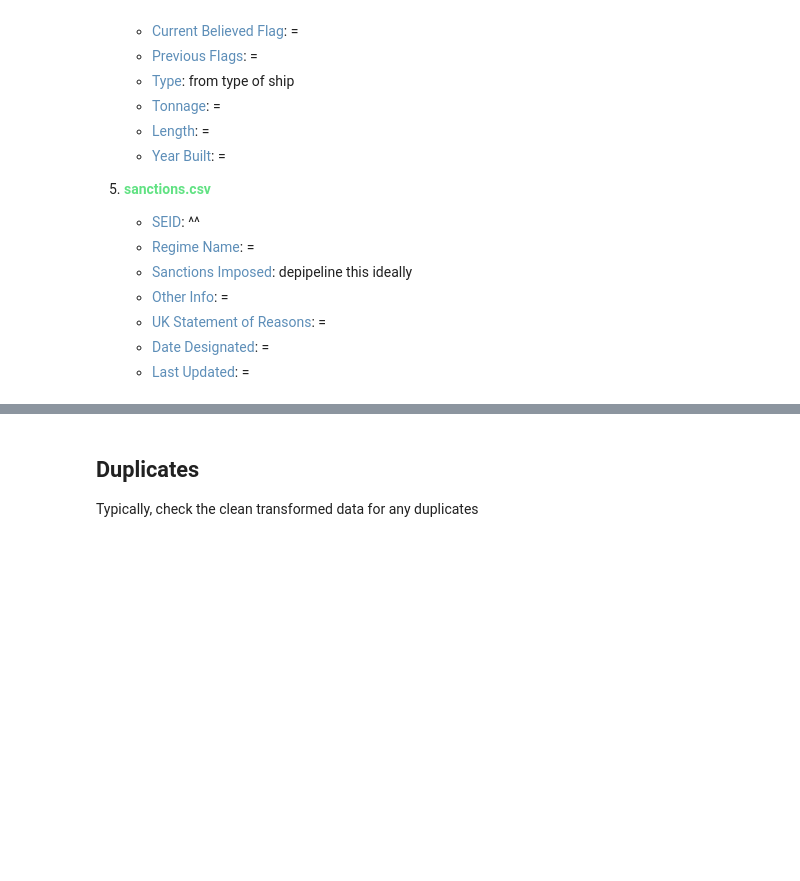
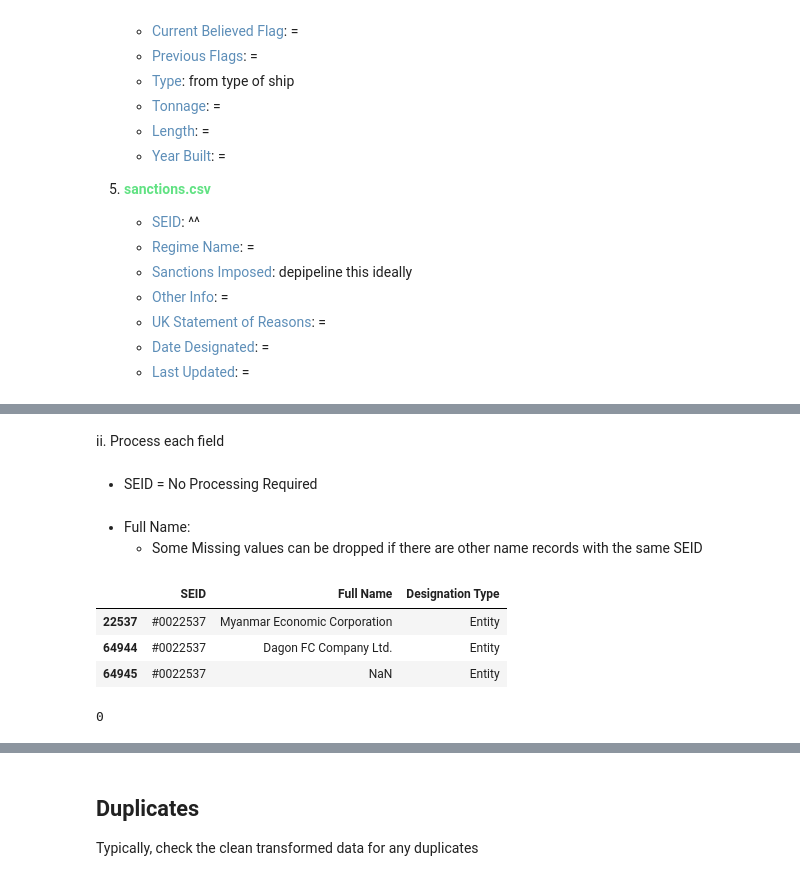
Before and after one commit to aleczd/uk_sanct, a Jupyter notebook: analysis.ipynb, the cells around one changed output, grey strips where cells are left out. Saved outputs shown, nothing was run; the diff lists cells and outputs as text; code cells hidden in the pictures; blank space fills up the shorter version.

```diff
--- a/analysis.ipynb
+++ b/analysis.ipynb
@@ -523,0 +859,3 @@ raw_sample["Full Name"] = (
+# %%
+name_index = pd.read_csv("name_index_raw.csv")
+name_index.info()
@@ -523,0 +873,7 @@ raw_sample["Full Name"] = (
+# %% [markdown]
+ii. Process each field
+# %% [markdown]
+- SEID = No Processing Required
+# %% [markdown]
+- Full Name:
+    - Some Missing values can be dropped if there are other name records with the same SEID
@@ -523,0 +886,17 @@ raw_sample["Full Name"] = (
+# %%
+name_index[name_index["SEID"] == "#0022537"]
+# %% [output]
+|  | SEID | Full Name | Designation Type |
+| 22537 | #0022537 | Myanmar Economic Corporation | Entity |
+| 64944 | #0022537 | Dagon FC Company Ltd. | Entity |
+| 64945 | #0022537 | NaN | Entity |
+# %%
+name_index = name_index[~(
+    (name_index["SEID"].isin(removable)) &
+    (name_index["Full Name"].isna())
+)]
+del mssg_seid
+del removable
+gc.collect()
+# %% [output]
+0
```
Also changed, not shown: parts of 78 cells of this notebook.
